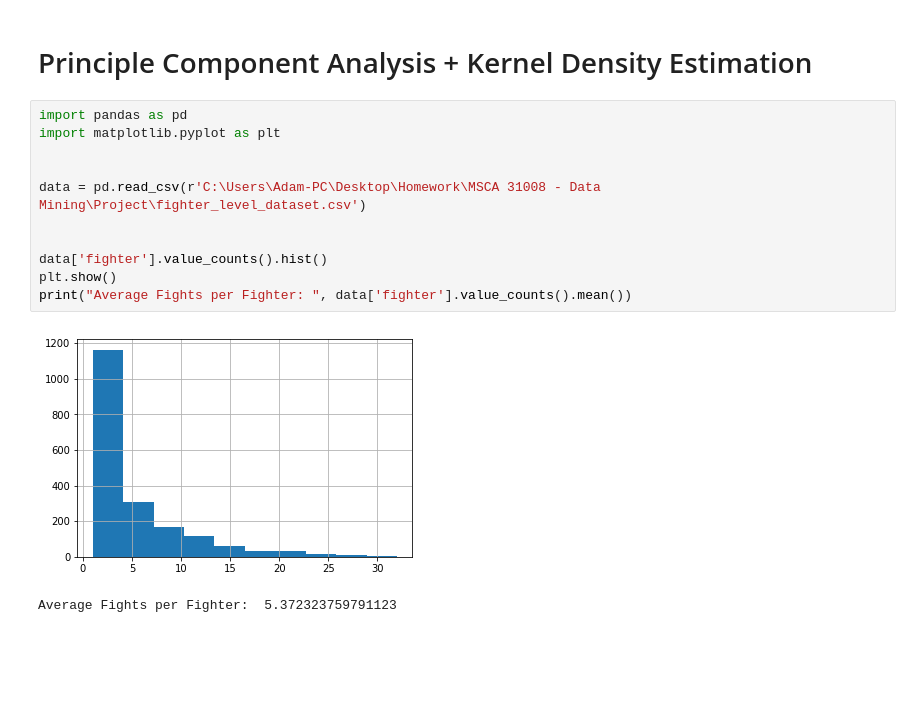
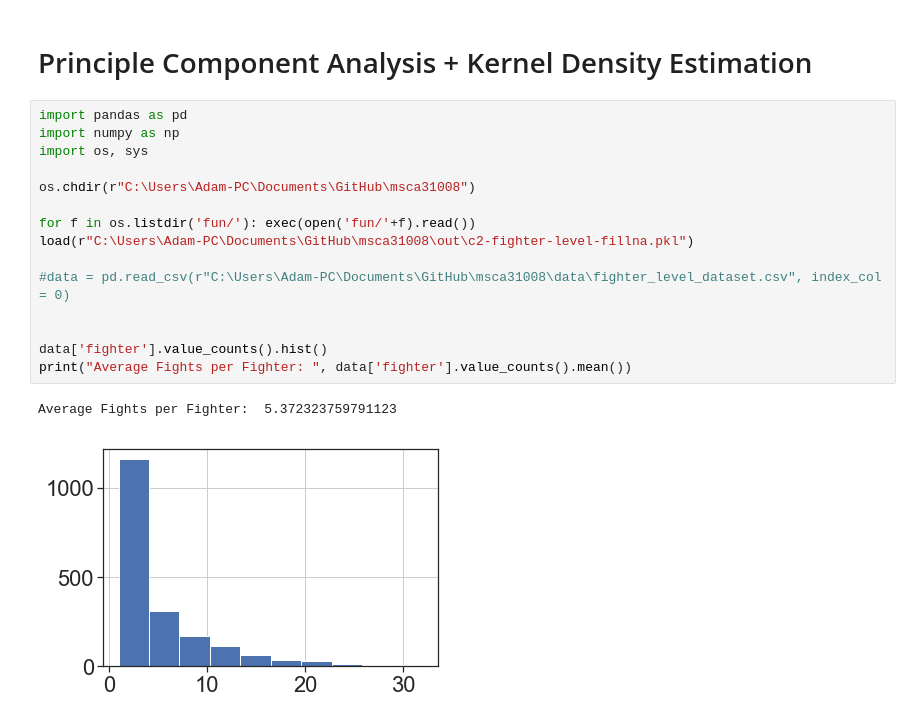
Before and after one commit to hi-khristine/msca31008, a Jupyter notebook: UFC Final Project Notebook.ipynb, the cells around one changed output. Cells and saved outputs as stored; diff of their text form; blank space fills up the shorter version.

```diff
--- a/UFC Final Project Notebook.ipynb
+++ b/UFC Final Project Notebook.ipynb
@@ -194,15 +194,19 @@ See the caveats in the documentation: http://pandas.pydata.org/pandas-docs/stabl
 # Principle Component Analysis + Kernel Density Estimation
 # %%
 import pandas as pd
-import matplotlib.pyplot as plt
+import numpy as np
+import os, sys
 
+os.chdir(r"C:\Users\Adam-PC\Documents\GitHub\msca31008")
 
-data = pd.read_csv(r'C:\Users\Adam-PC\Desktop\Homework\MSCA 31008 - Data Mining\Project\fighter_level_dataset.csv')
+for f in os.listdir('fun/'): exec(open('fun/'+f).read())
+load(r"C:\Users\Adam-PC\Documents\GitHub\msca31008\out\c2-fighter-level-fillna.pkl")
+
+#data = pd.read_csv(r"C:\Users\Adam-PC\Documents\GitHub\msca31008\data\fighter_level_dataset.csv", index_col = 0)
 
 
 data['fighter'].value_counts().hist()
-plt.show()
 print("Average Fights per Fighter: ", data['fighter'].value_counts().mean())
 # %% [output]
+Average Fights per Fighter:  5.372323759791123
-[figure, old version]
+[figure, new version]
-Average Fights per Fighter:  5.372323759791123
```
Also changed, not shown: parts of 1 cell of this notebook, 2 other files.
